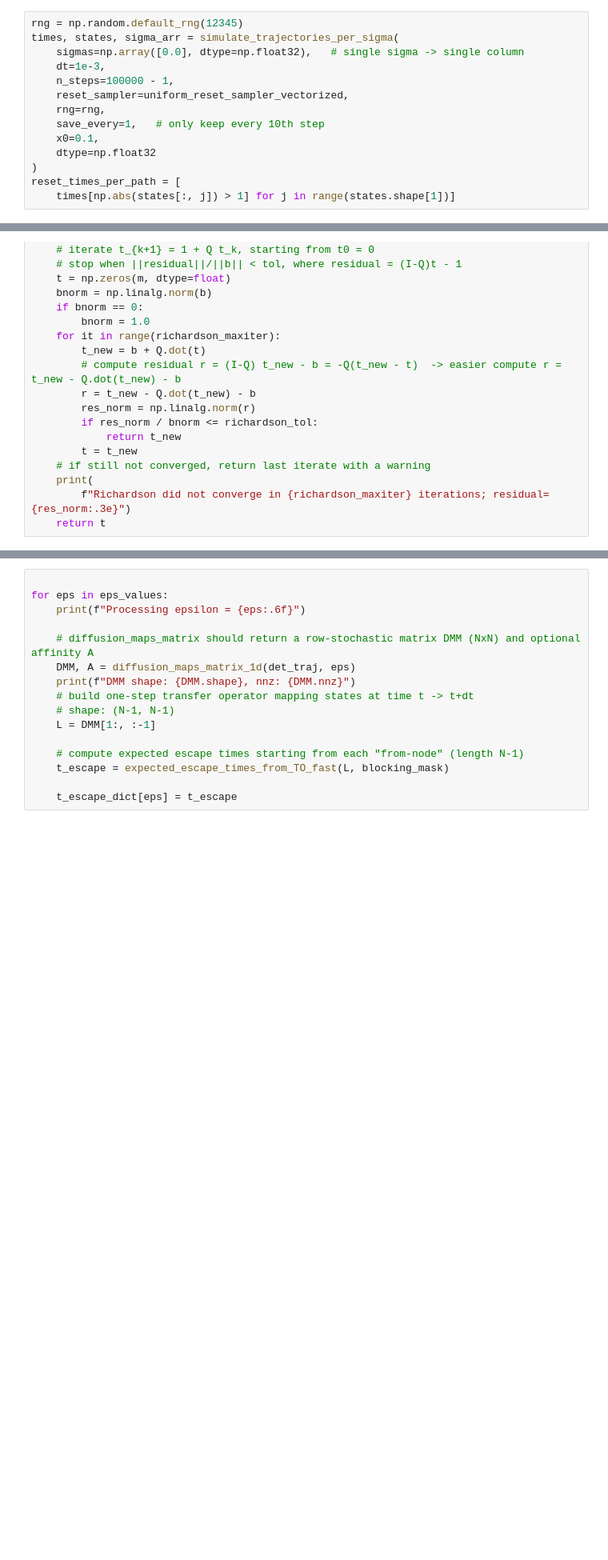
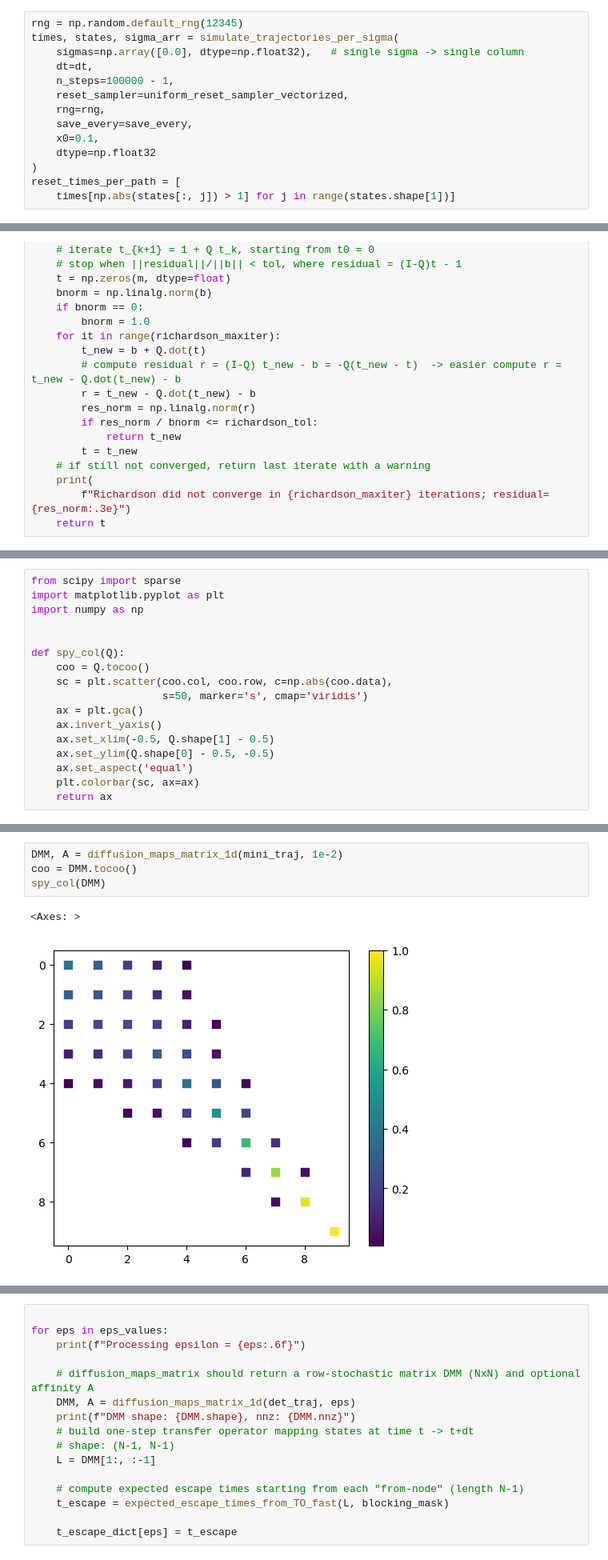
Before and after one commit to hschoeller/Stochastic_Intertia, a Jupyter notebook: code/code_deposit/Toy.ipynb, the cells around one changed output, grey strips where cells are left out. Shown at 80% size. Cells and saved outputs as stored; diff of their text form; blank space fills up the shorter version.

```diff
--- a/code/code_deposit/Toy.ipynb
+++ b/code/code_deposit/Toy.ipynb
@@ -337,11 +461,11 @@ fig, ax = plot_lifetime_distributions_lines(
 rng = np.random.default_rng(12345)
 times, states, sigma_arr = simulate_trajectories_per_sigma(
     sigmas=np.array([0.0], dtype=np.float32),   # single sigma -> single column
-    dt=1e-3,
+    dt=dt,
     n_steps=100000 - 1,
     reset_sampler=uniform_reset_sampler_vectorized,
     rng=rng,
-    save_every=1,   # only keep every 10th step
+    save_every=save_every,
     x0=0.1,
     dtype=np.float32
 )
@@ -531,0 +658,17 @@ def expected_escape_times_from_TO_fast(L, mask,
+# %%
+from scipy import sparse
+import matplotlib.pyplot as plt
+import numpy as np
+
+
+def spy_col(Q):
+    coo = Q.tocoo()
+    sc = plt.scatter(coo.col, coo.row, c=np.abs(coo.data),
+                     s=50, marker='s', cmap='viridis')
+    ax = plt.gca()
+    ax.invert_yaxis()
+    ax.set_xlim(-0.5, Q.shape[1] - 0.5)
+    ax.set_ylim(Q.shape[0] - 0.5, -0.5)
+    ax.set_aspect('equal')
+    plt.colorbar(sc, ax=ax)
+    return ax
@@ -531,0 +684,7 @@ def expected_escape_times_from_TO_fast(L, mask,
+# %%
+DMM, A = diffusion_maps_matrix_1d(mini_traj, 1e-2)
+coo = DMM.tocoo()
+spy_col(DMM)
+# %% [output]
+<Axes: >
+[figure, added]
```
Also changed, not shown: parts of 26 cells of this notebook.
